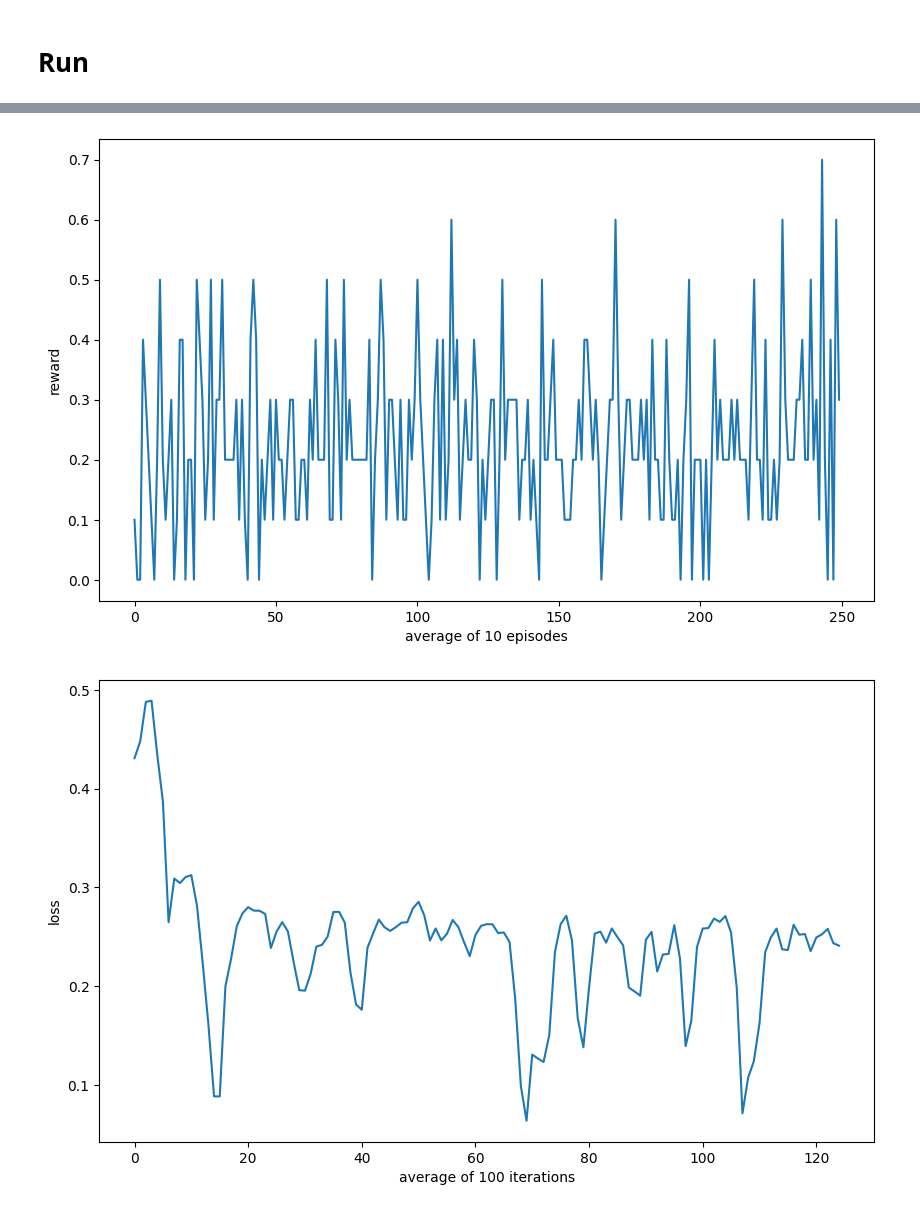
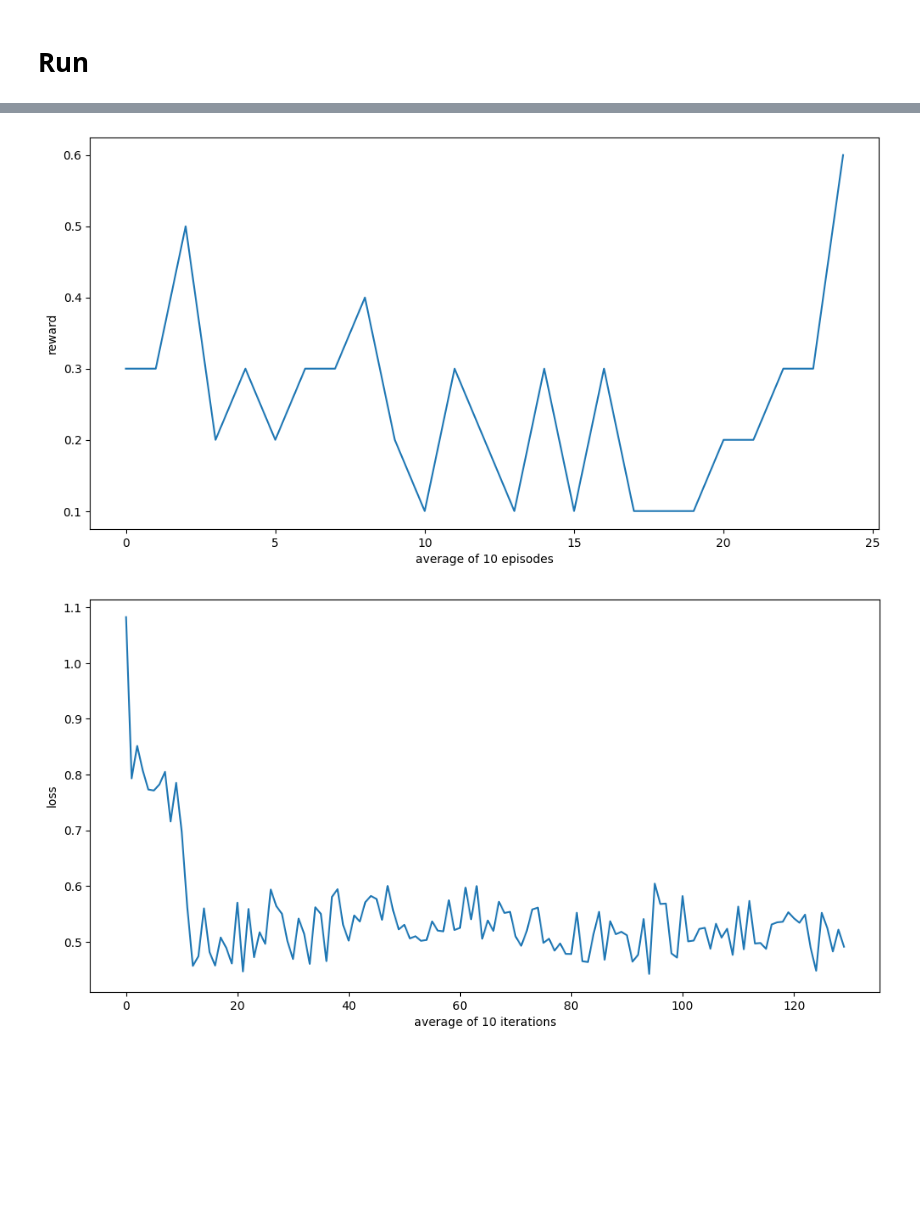
Before and after one commit to oyjuffer/DRL-A1, a Jupyter notebook: main.ipynb, the cells around one changed output, grey strips where cells are left out. Saved outputs shown, nothing was run; the diff lists cells and outputs as text; code cells hidden in the pictures; blank space fills up the shorter version.

```diff
--- a/main.ipynb
+++ b/main.ipynb
@@ -85,9 +85,9 @@ class CatchEnv():
 ## Experience Replay Buffer
 # %%
 class ReplayBuffer():
-    def __init__(self, max_size = 1e3):
+    def __init__(self):
         self.buffer = []
-        self.max_size = max_size
+        self.max_size = 1e6
         self.overFlow = 0
 
     def add(self, data):
@@ -198,7 +189,7 @@ def run_environment():
     replay_buffer = ReplayBuffer()
 
     # hyperparameters
-    episodes = 2500
+    episodes = 250
     evaluate = False
     evaluate_point = 10
     update_point = 100      # when to update the target model
@@ -209,9 +200,8 @@ def run_environment():
 
     for episode in range(episodes):
 
-        print("EPISODE: {}".format(episode))
         state = env.reset()
-        state, reward, terminal = env.step(random.randint(0,2))
+        state, reward, terminal = env.step(2)
 
         while not terminal:
 
@@ -232,16 +222,20 @@ def run_environment():
             # update the current state
             state = state_next
 
+        # decay epsilon
+        agent.decay_epsilon()
+
         # update the target network
-        if not episode % update_point:
+        if not episode % update_point and episode != 0:
             agent.update_target_network()
 
         # toggle agent evaluation
-        if not episode % evaluate_point:
+        if not episode % evaluate_point and episode != 0:
             evaluate = not evaluate
 
         # stats
         reward_tracker.append(reward)
+        print("EPISODE: {} --- Rewards: {} --- Evaluate: {}".format(episode, sum(reward_tracker), evaluate))
 
     return np.array(reward_tracker), np.array(loss_tracker)
 # %% [markdown]
@@ -269,21 +263,21 @@ EPISODE: 1
 # %%
 # average reward across 10 episodes
 reward_reshaped = rewards.reshape(int(rewards.size/10), 10)
 average_reward = np.mean(reward_reshaped, axis=1)
-plt.figure(figsize=(10,6))
+plt.figure(figsize=(12,6))
 plt.plot(average_reward)
 plt.xlabel("average of 10 episodes")
 plt.ylabel("reward")
 plt.show()
 
-# average loss across 100 iterations
-loss_episode_reshaped = loss.reshape(int(loss.size/100), 100)
+# average loss across 10 iterations
+loss_episode_reshaped = loss.reshape(int(loss.size/10), 10)
 average_loss = np.mean(loss_episode_reshaped, axis=1)
-plt.figure(figsize=(10,6))
+plt.figure(figsize=(12,6))
 plt.plot(average_loss)
-plt.xlabel("average of 100 iterations")
+plt.xlabel("average of 10 iterations")
 plt.ylabel("loss")
 plt.show()
 # %% [output]
-[figure, old version]
+[figure, new version]
-[figure, old version]
+[figure, new version]
```
Also changed, not shown: parts of 3 cells of this notebook.
